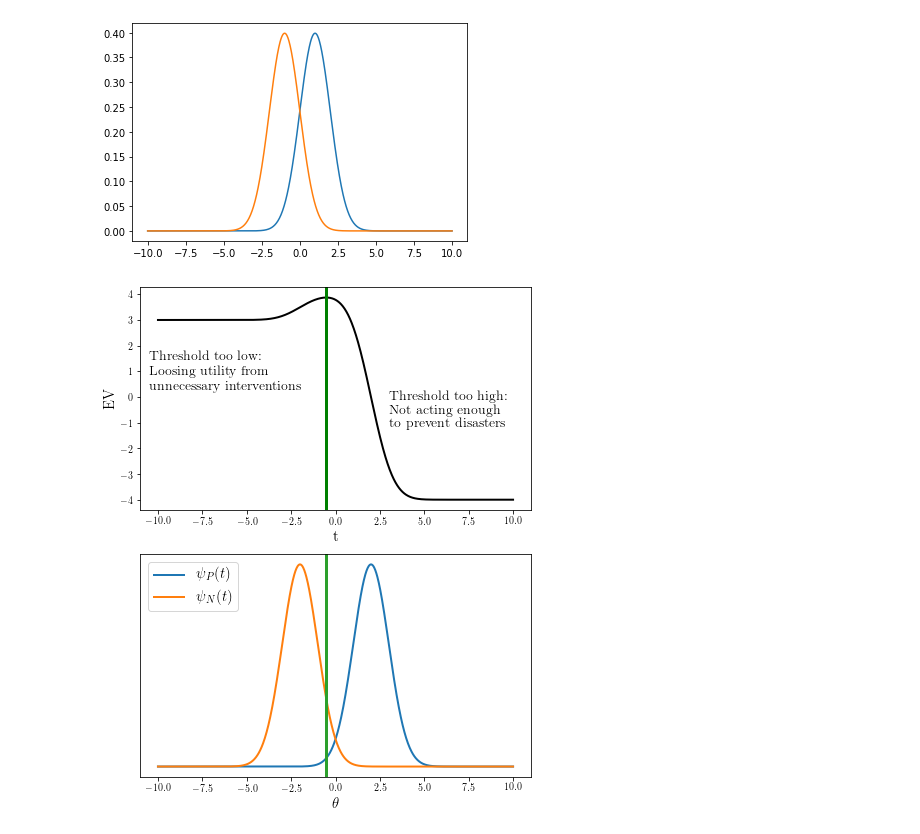
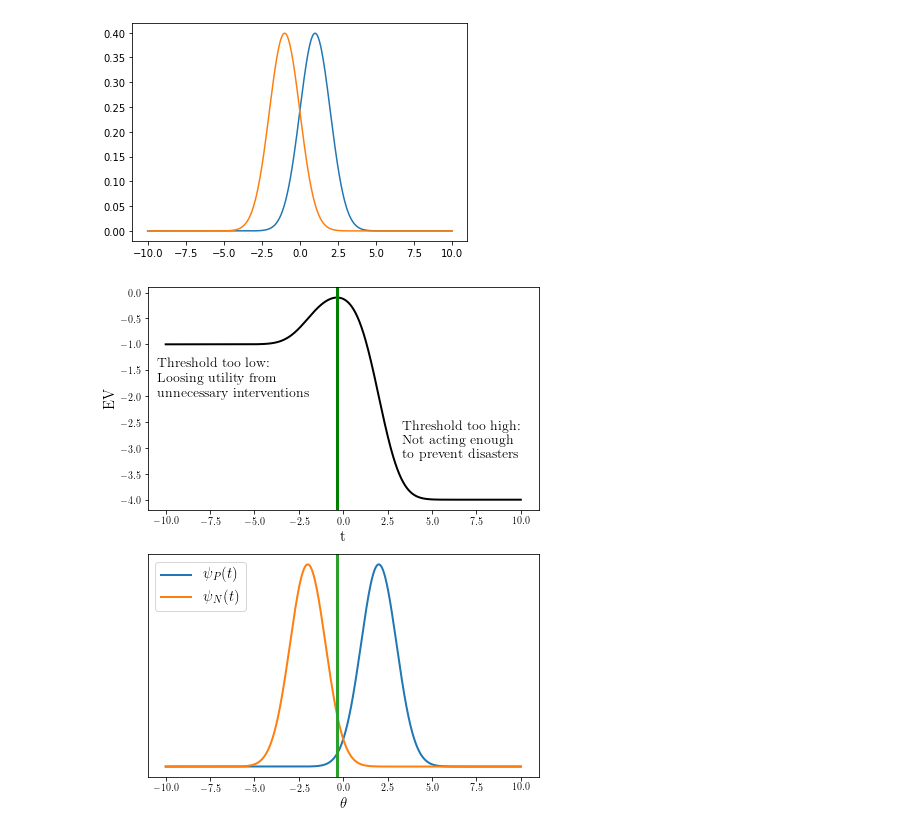
Before and after one commit to peterbarnettnz/risk_neglect, a Jupyter notebook: Risk_false_positive_negative.ipynb, the cells around one changed output. Cells and saved outputs as stored; diff of their text form; code cells hidden in the pictures.

```diff
--- a/Risk_false_positive_negative.ipynb
+++ b/Risk_false_positive_negative.ipynb
@@ -33,13 +33,13 @@ def t_fun(DTR=DTR, P_p=P_p,mu_p=mu_p, mu_n=mu_n):
     # this function calculates the optimal threshold value, assuming that
     # the distributions are normal distributions with standard deviations of 1
     # and means of mu_p and mu_n
-    return 1 / (mu_p - mu_n) * np.log((1 - P_p) /( P_p * (2 * DTR - 1))) + 0.5 * (mu_p**2 - mu_n**2)/(mu_p - mu_n)
+    return 1 / (mu_p - mu_n) * np.log((1 - P_p) /( P_p * (DTR - 1))) + 0.5 * (mu_p**2 - mu_n**2)/(mu_p - mu_n)
 
 def t_factor(DTR=DTR, P_p=P_p):
     # this function calculates the factor which is equal to
     # psi_p(t)/psi_n(t)
     # this depends only on D/T (= DTR) and P_p
-    return (1 - P_p) / (P_p * (2 * DTR - 1))
+    return (1 - P_p) / (P_p * (DTR - 1))
 # %%
 # This EV_fun is used for arbitary distributions psi_p and psi_n, and separate values for D and T
 
@@ -109,15 +109,15 @@ def EV_fun(t, DTR=DTR, P_p=P_p, mu_p=mu_p, mu_n=mu_n):
         psi_n: the distribution over the measured variable given that
             the bad event doesn't happen
     '''
-    EV_val = P_p * (DTR - 1) * (0.5 - 0.5 * scipy.special.erf((t - mu_p)/np.sqrt(2)))
+    EV_val = P_p * (- 1) * (0.5 - 0.5 * scipy.special.erf((t - mu_p)/np.sqrt(2)))
     EV_val += (1 - P_p) * (-1) * (0.5 - 0.5 * scipy.special.erf((t - mu_n)/np.sqrt(2)))
     EV_val += P_p * (-DTR) * (0.5 + 0.5 * scipy.special.erf((t - mu_p)/np.sqrt(2)))
 #     EV_val += P_p * DTR
     return EV_val
 # %%
 # Uncomment if you want pretty latex fonts
-# plt.rc('text', usetex=True)
-# plt.rc('font', family='serif')
+plt.rc('text', usetex=True)
+plt.rc('font', family='serif')
 # %%
 mu_p=2 # mean of the psi_p distribution
 mu_n=-2 # mean of the psi_n distribution
@@ -140,37 +140,37 @@ fig = plt.figure(figsize=(7,9))
 # plot the EV as a function of the threshold value
 # with a line showing the optimal threshold
 fig.add_subplot(2,1,1)
 plt.plot(t_vals, EV,'k', linewidth=2)
 
 yl = plt.ylim()
 plt.plot([t_best, t_best], yl, 'g', linewidth=3)
 plt.ylabel('EV', fontsize=15)
 plt.xlabel('t', fontsize=15)
 plt.ylim(yl)
 text1='Threshold too low:\n Loosing utility from \n unnecessary interventions'
-plt.text(-10.5,0.3,text1, fontsize=14)
+plt.text(-10.5,-2.,text1, fontsize=14)
 text2='Threshold too high:\n Not acting enough \n to prevent disasters'
-plt.text(3,-1.2,text2, fontsize=14)
+plt.text(3.3,-3.2,text2, fontsize=14)
 
 # plot the distibutions of psi_n and psi_p
 # with a line showing where the optimal threshold is
 fig.add_subplot(2,1,2)
 
 plt.plot(x, psi_p(x), linewidth=2)
 plt.plot(x, psi_n(x), linewidth=2)
 yl = plt.ylim()
 plt.plot([t_best, t_best], yl, linewidth=3)
 plt.ylim(yl)
 ax = plt.gca()
 ax.set_yticklabels([])
 ax.set_yticks([])
 plt.xlabel(r'$\theta$', fontsize=15)
 plt.legend(['$\psi_P(t)$', '$\psi_N(t)$'], fontsize=15, loc = 'upper left')
 
 
-# plt.savefig('EV_plot1.png', bbox_inches='tight', dpi=300)
+plt.savefig('EV_plot1.png', bbox_inches='tight', dpi=300)
 # %% [output]
-[figure, old version]
+[figure, new version]
 # %%
 mu_p=1
 mu_n=-1
```
Also changed, not shown: parts of 7 cells of this notebook.
